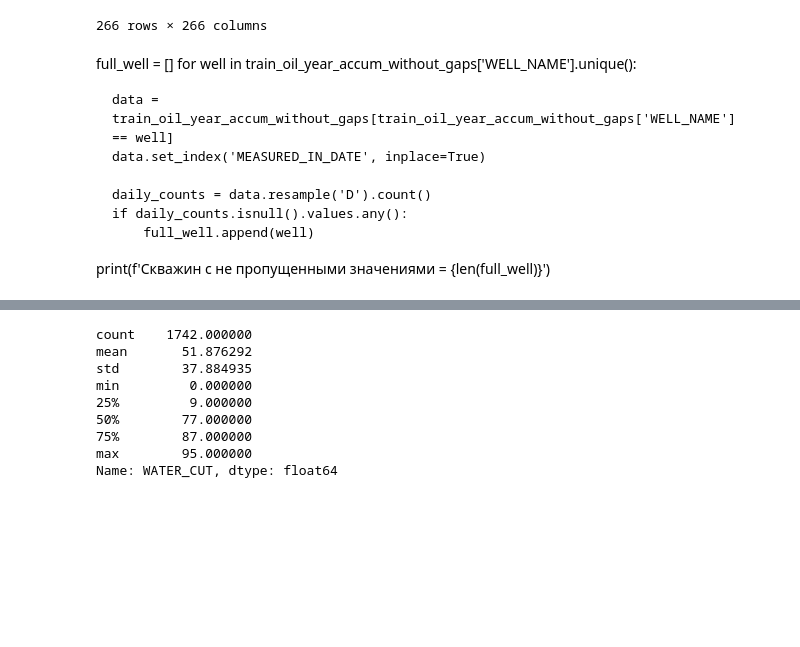
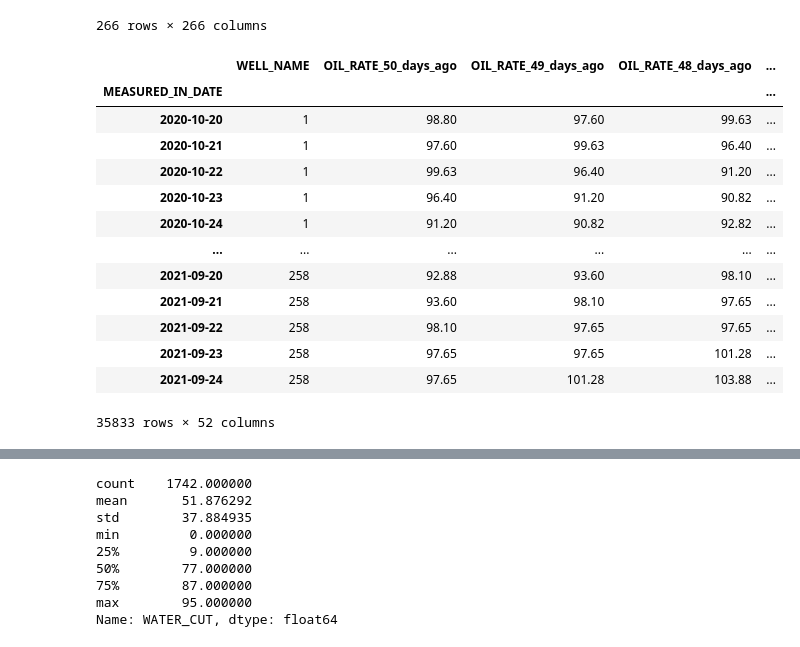
Before and after one commit to AleksanderTalmenev/oil_production_forecasting, a Jupyter notebook: project/prepare_dataframe/DataFrame.ipynb, the cells around one changed output, grey strips where cells are left out. Saved outputs shown, nothing was run; the diff lists cells and outputs as text; code cells hidden in the pictures; blank space fills up the shorter version.

```diff
--- a/project/prepare_dataframe/DataFrame.ipynb
+++ b/project/prepare_dataframe/DataFrame.ipynb
@@ -61,16 +64,5 @@ graph_wells
 | 264 | 7388.558098 | 9719.150350 | 6283.835818 | 4977.398349 | 7448.348587 | 7220.132193 | 7842.414172 | 5854.298413 | 6541.552184 | 6699.068826 | ... | ... |
 | 265 | 7740.414535 | 9519.010449 | 6701.673134 | 5894.226812 | 8036.912300 | 7701.622395 | 8400.669860 | 6307.924496 | 7085.021020 | 7494.514662 | ... | ... |
 266 rows × 266 columns
-# %% [markdown]
-full_well = []
-for well in train_oil_year_accum_without_gaps['WELL_NAME'].unique():
-
-    data = train_oil_year_accum_without_gaps[train_oil_year_accum_without_gaps['WELL_NAME'] == well]
-    data.set_index('MEASURED_IN_DATE', inplace=True)
-
-    daily_counts = data.resample('D').count()
-    if daily_counts.isnull().values.any():
-        full_well.append(well)
-print(f'Cкважин с не пропущенными значениями = {len(full_well)}')
 # %%
 df = make_df_without_gaps(train_oil_year_accum, date_column='MEASURED_IN_DATE', group_params='WELL_NAME')
@@ -79,0 +73,20 @@ df = uppend_inj_wells(preproc_df=df, train_df=train, distance=True, graph_wells=
+# %%
+
+df = make_df_without_gaps(train_oil_year_accum, date_column='MEASURED_IN_DATE', group_params='WELL_NAME')
+df = make_df_with_count_days_ago(dataframe=df, count_days=50, target='OIL_RATE')
+df
+# %% [output]
+|  | WELL_NAME | OIL_RATE_50_days_ago | OIL_RATE_49_days_ago | OIL_RATE_48_days_ago | ... |
+| MEASURED_IN_DATE |  |  |  |  | ... |
+| 2020-10-20 | 1 | 98.80 | 97.60 | 99.63 | ... |
+| 2020-10-21 | 1 | 97.60 | 99.63 | 96.40 | ... |
+| 2020-10-22 | 1 | 99.63 | 96.40 | 91.20 | ... |
+| 2020-10-23 | 1 | 96.40 | 91.20 | 90.82 | ... |
+| 2020-10-24 | 1 | 91.20 | 90.82 | 92.82 | ... |
+| ... | ... | ... | ... | ... | ... |
+| 2021-09-20 | 258 | 92.88 | 93.60 | 98.10 | ... |
+| 2021-09-21 | 258 | 93.60 | 98.10 | 97.65 | ... |
+| 2021-09-22 | 258 | 98.10 | 97.65 | 97.65 | ... |
+| 2021-09-23 | 258 | 97.65 | 97.65 | 101.28 | ... |
+| 2021-09-24 | 258 | 97.65 | 101.28 | 103.88 | ... |
+35833 rows × 52 columns
```
Also changed, not shown: parts of 6 cells of this notebook, 11 other files.
